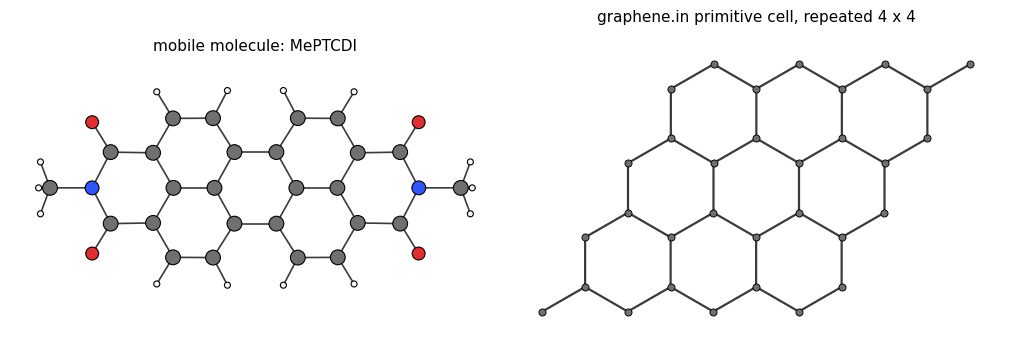
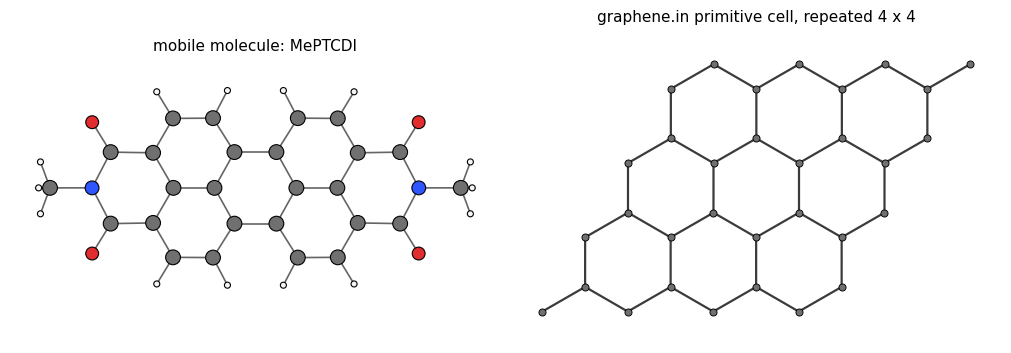
Code edit (unified diff) that turned the first committed figure into the second:
--- before
+++ after
@@ -1,82 +1,2 @@
-from pathlib import Path
-
-import matplotlib.pyplot as plt
-import numpy as np
-from matplotlib.patches import Circle
-from ase.data import covalent_radii
-from ase.io import read
-
-if 'SETUP' not in globals() or 'ASSETS' not in globals():
-    def find_repo_root(start: Path) -> Path:
-        for candidate in (start, *start.parents):
-            if (candidate / 'gensec.py').is_file() and (candidate / 'gensec').is_dir():
-                return candidate
-        raise RuntimeError('Open this notebook from inside the GenSec repository.')
-
-    REPO_ROOT = find_repo_root(Path.cwd().resolve())
-    TUTORIAL = REPO_ROOT / 'tutorial'
-    SETUP = TUTORIAL / 'setup'
-    ASSETS = TUTORIAL / 'assets'
-
-ATOM_COLORS = {'H': '#f5f5f5', 'C': '#707070', 'N': '#2f55ff', 'O': '#e12d2d', 'S': '#d8ad17'}
-
-def center_atoms_xy(atoms):
-    atoms = atoms.copy()
-    positions = atoms.get_positions()
-    positions[:, 0] -= positions[:, 0].mean()
-    positions[:, 1] -= positions[:, 1].mean()
-    atoms.set_positions(positions, apply_constraint=False)
-    return atoms
-
-def project_positions(atoms, view):
-    positions = atoms.get_positions()
-    if view == 'top':
-        return positions[:, 0], positions[:, 1], positions[:, 2]
-    if view == 'side':
-        return positions[:, 0], positions[:, 2], positions[:, 1]
-    raise ValueError(view)
-
-def bond_pairs(atoms, scale=1.20):
-    positions = atoms.get_positions()
-    pairs = []
-    for i, atom_i in enumerate(atoms):
-        ri = covalent_radii[atom_i.number]
-        for j in range(i + 1, len(atoms)):
-            rj = covalent_radii[atoms[j].number]
-            distance = np.linalg.norm(positions[i] - positions[j])
-            if 0.25 < distance < scale * (ri + rj):
-                pairs.append((i, j))
-    return pairs
-
-def plot_ball_and_stick(ax, atoms, title, view='top', radius_scale=0.32, margin=1.0, bond_scale=1.20, bond_lw=1.2):
-    x, y, depth = project_positions(atoms, view)
-    for i, j in bond_pairs(atoms, scale=bond_scale):
-        ax.plot([x[i], x[j]], [y[i], y[j]], color='#303030', lw=bond_lw, alpha=0.95, zorder=1)
-    for idx in np.argsort(depth):
-        atom = atoms[idx]
-        radius = max(covalent_radii[atom.number] * radius_scale, 0.08)
-        ax.add_patch(Circle((x[idx], y[idx]), radius, facecolor=ATOM_COLORS.get(atom.symbol, '#888888'), edgecolor='black', lw=0.8, zorder=2 + idx / 1000))
-    ax.set_title(title, fontsize=11, pad=8)
-    ax.set_aspect('equal')
-    ax.set_axis_off()
-    ax.set_xlim(float(x.min()) - margin, float(x.max()) + margin)
-    ax.set_ylim(float(y.min()) - margin, float(y.max()) + margin)
-
-
-def plot_graphene_patch(ax, atoms, title, cutoff=1.45, margin=0.9):
-    x, y, _ = project_positions(atoms, 'top')
-    positions = atoms.get_positions()
-    for i in range(len(atoms)):
-        for j in range(i + 1, len(atoms)):
-            distance = np.linalg.norm(positions[i] - positions[j])
-            if 0.25 < distance < cutoff:
-                ax.plot([x[i], x[j]], [y[i], y[j]], color='#303030', lw=1.6, alpha=0.95, zorder=1)
-    ax.scatter(x, y, s=26, c='#707070', edgecolors='black', linewidths=0.65, zorder=2)
-    ax.set_title(title, fontsize=11, pad=8)
-    ax.set_aspect('equal')
-    ax.set_axis_off()
-    ax.set_xlim(float(x.min()) - margin, float(x.max()) + margin)
-    ax.set_ylim(float(y.min()) - margin, float(y.max()) + margin)
-
 molecule = center_atoms_xy(read(SETUP / 'MePTCDI.in', format='aims'))
 graphene_frame = center_atoms_xy(read(SETUP / 'graphene.in', format='aims').repeat((4, 4, 1)))
@@ -85,11 +5,2 @@
 plot_graphene_patch(axes[1], graphene_frame, 'graphene.in primitive cell, repeated 4 x 4')
 fig.savefig(ASSETS / 'tutorial-structures.png', dpi=220, bbox_inches='tight')
-
-
-
-
-
-
-
-
-

Commit: I am now cleaning the notebook a bit and checking for clashes